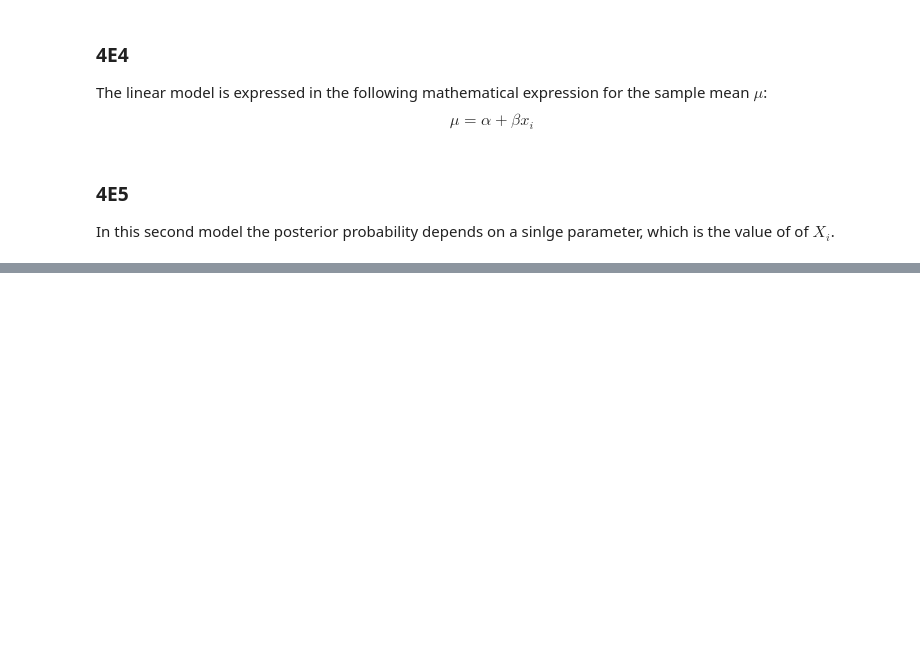
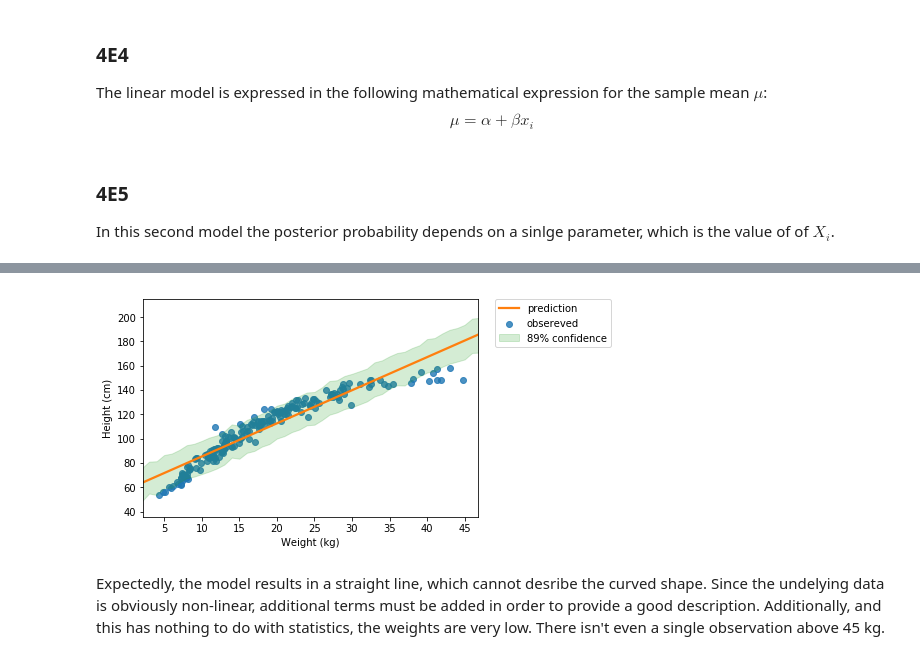
Before and after one commit to EhudTsivion/rethinking-practice-with-python, a Jupyter notebook: chapter_4_homework.ipynb, the cells around one changed output, grey strips where cells are left out. Drawn from its saved outputs; the diff is of its cells as text; code cells hidden in the pictures; blank space fills up the shorter version.

```diff
--- a/chapter_4_homework.ipynb
+++ b/chapter_4_homework.ipynb
@@ -70,0 +277,24 @@ import bokeh
+# %%
+y_weight_shared.set_value(np.arange(0, 50, 1))
+postr_predic = pm.sample_ppc(trace=trace_H2, model=modH2, samples=1000)
+# %%
+pred_df = pd.DataFrame()
+pred_df['weight'] = y_weight_shared.get_value()
+pred_df['prd_height'] = postr_predic['Y_obs'].mean(axis=0)
+pred_df['l_conf'] = pm.hpd(postr_predic['Y_obs'], alpha=0.11)[:, 0]
+pred_df['r_conf'] = pm.hpd(postr_predic['Y_obs'], alpha=0.11)[:, 1]
+# %%
+fig, ax = plt.subplots()
+sns.regplot(young_howell['weight'], young_howell['height'], fit_reg=False, ax=ax, label='obsereved')
+sns.regplot('weight', 'prd_height', data=pred_df, fit_reg=True, ax=ax, label='prediction', scatter=False)
+
+plt.fill_between(pred_df['weight'], pred_df['l_conf'], pred_df['r_conf'], color='C2', alpha=0.2,
+                 interpolate=True, label='89% confidence')
+
+plt.xlabel('Weight (kg)')
+plt.ylabel('Height (cm)')
+plt.legend(bbox_to_anchor=(1.05, 1), loc=2, borderaxespad=0.);
+# %% [output]
+[figure, added]
+# %% [markdown]
+Expectedly, the model results in a straight line, which cannot desribe the curved shape. Since the undelying data is obviously non-linear, additional terms must be added in order to provide a good description. Additionally, and this has nothing to do with statistics, the weights are very low. There isn't even a single observation above 45 kg.
```
Also changed, not shown: parts of 45 cells of this notebook.
